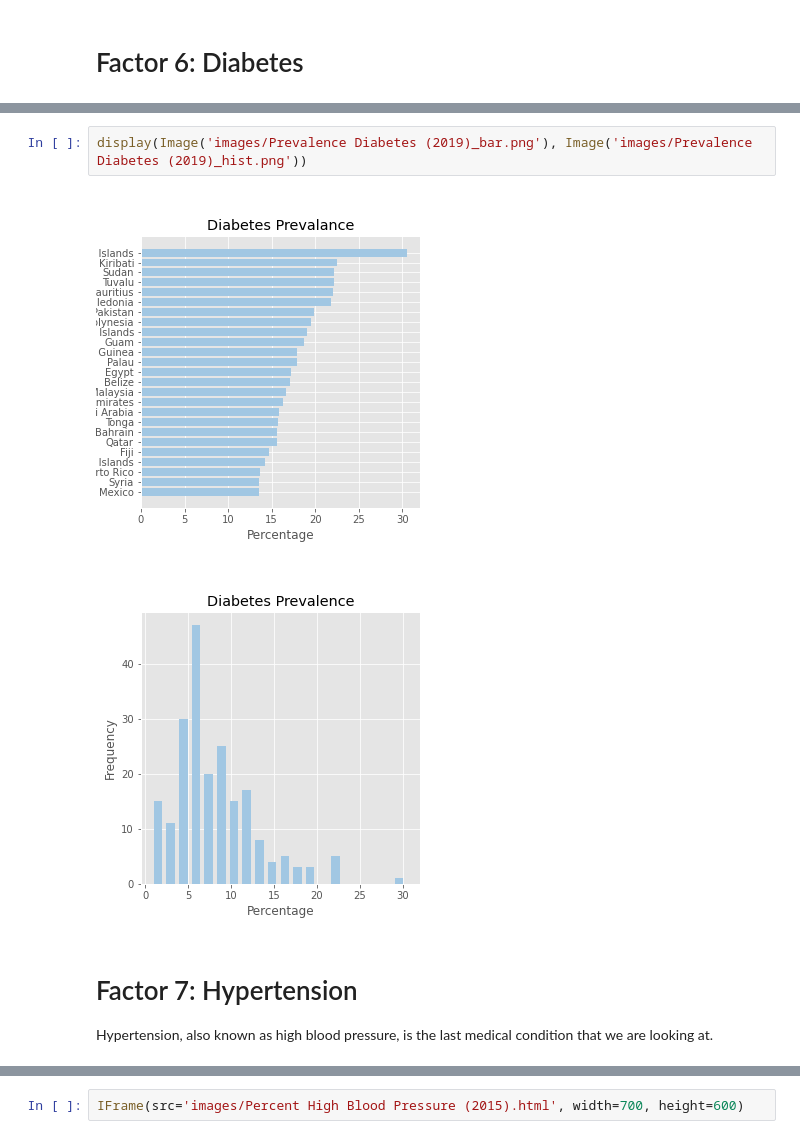
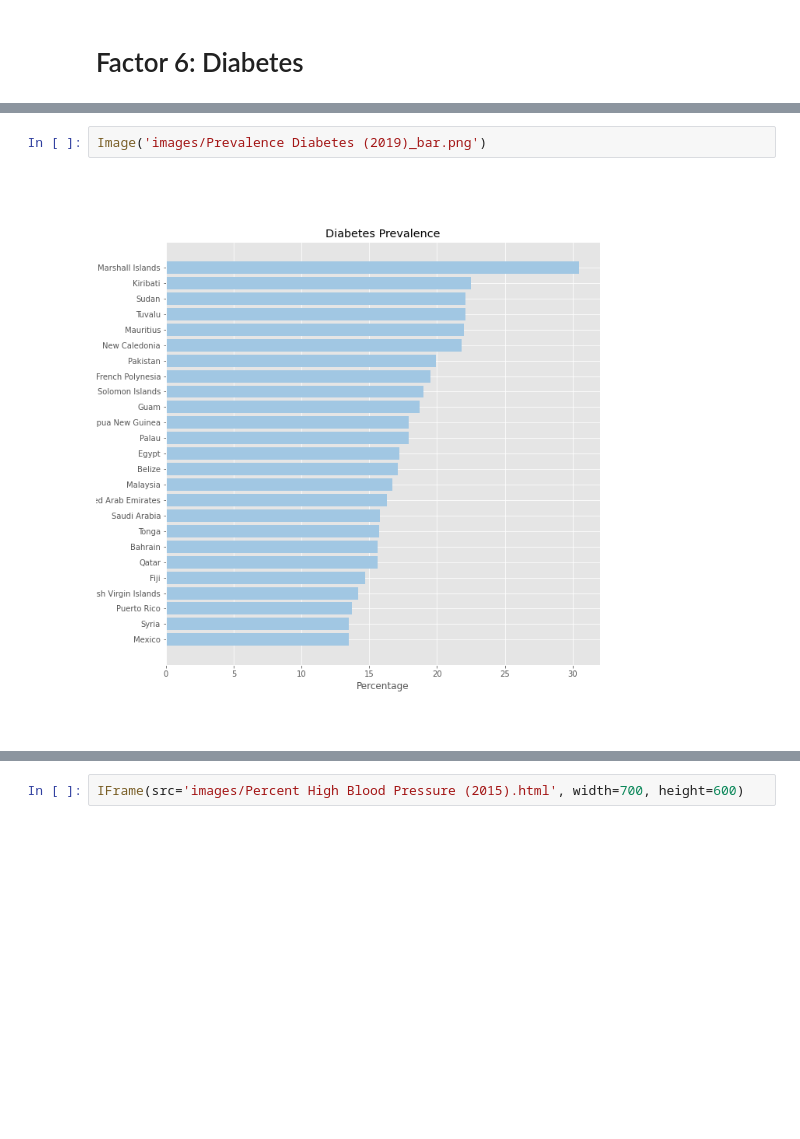
Before and after one commit to dai-ictgeo/covid_19_part_1, a Jupyter notebook: docs/covid_19_clean.ipynb, the cells around one changed output, grey strips where cells are left out. Saved outputs shown, nothing was run; the diff lists cells and outputs as text; blank space fills up the shorter version.

Commit message:
updated factors

```diff
--- a/docs/covid_19_clean.ipynb
+++ b/docs/covid_19_clean.ipynb
@@ -123,10 +146,6 @@ IFrame(src='images/Prevalence Diabetes (2019).html', width=700, height=600)
 # %% [output]
 [interactive output not drawn]
 # %%
-display(Image('images/Prevalence Diabetes (2019)_bar.png'), Image('images/Prevalence Diabetes (2019)_hist.png'))
+Image('images/Prevalence Diabetes (2019)_bar.png')
 # %% [output]
-[figure, old version]
+[figure, new version]
-[figure, removed]
-# %% [markdown]
-# Factor 7: Hypertension
-Hypertension, also known as high blood pressure, is the last medical condition that we are looking at.
```
Also changed, not shown: parts of 18 cells of this notebook, 11 other files.
